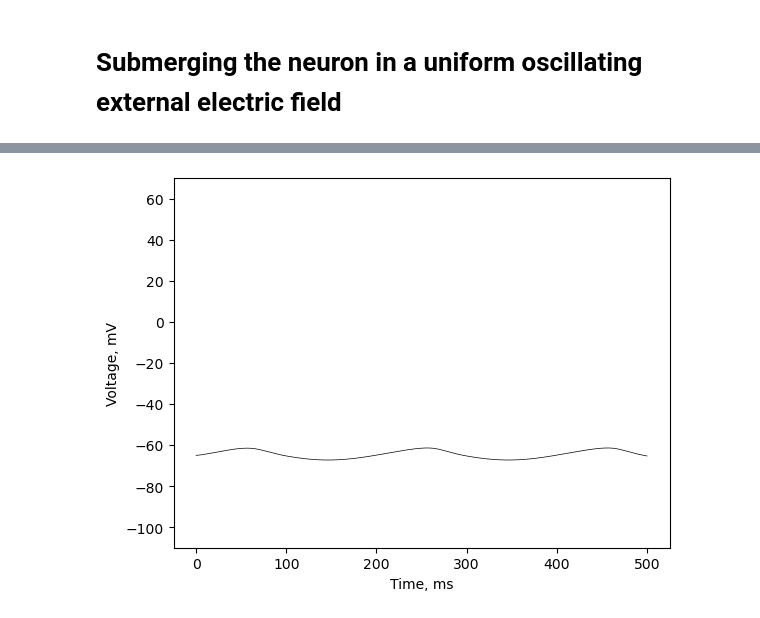
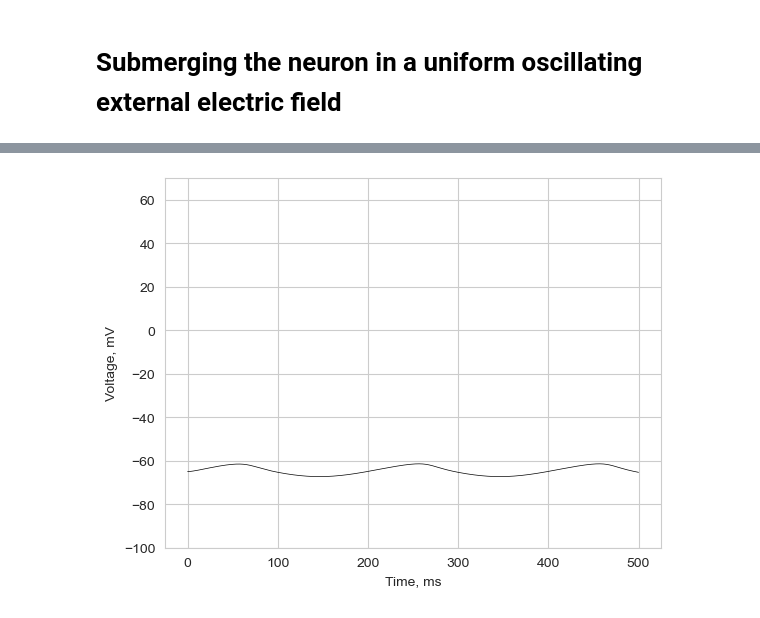
Before and after one commit to kerseviciute/temporal-interference, a Jupyter notebook: 02_neuron_in_electric_field.ipynb, the cells around one changed output, grey strips where cells are left out. Saved outputs shown, nothing was run; the diff lists cells and outputs as text; code cells hidden in the pictures.

```diff
--- a/02_neuron_in_electric_field.ipynb
+++ b/02_neuron_in_electric_field.ipynb
@@ -54,11 +55,7 @@ Neuron initialized
 # %%
-plt.plot(neuron.time, neuron.voltage, linewidth = 0.5, color = "black")
-plt.xlabel("Time, ms")
-plt.ylabel("Voltage, mV")
-plt.ylim(-110, 70)
-plt.show()
+NeuronPlots.plot_soma_voltage(neuron)
 # %% [output]
-[figure, old version]
+[figure, new version]
 # %%
 NeuronPlots.plot_all_synapses(neuron)
 # %% [output]
```
Also changed, not shown: parts of 3 cells of this notebook, 8 other files.
